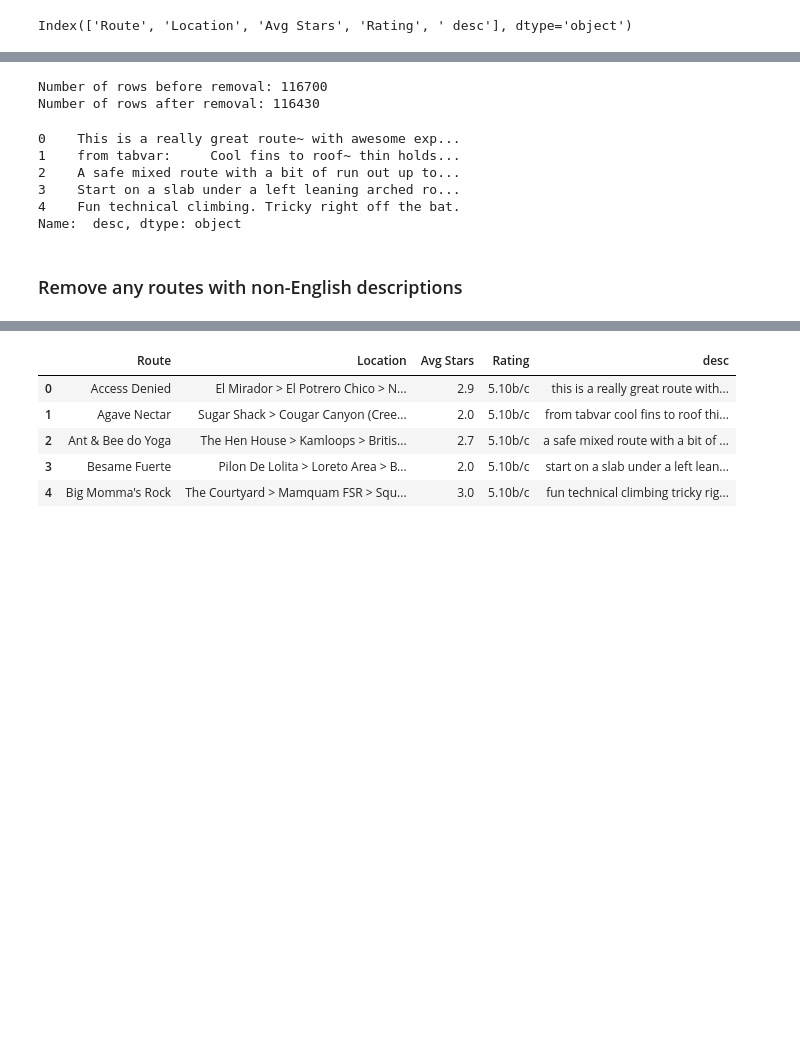
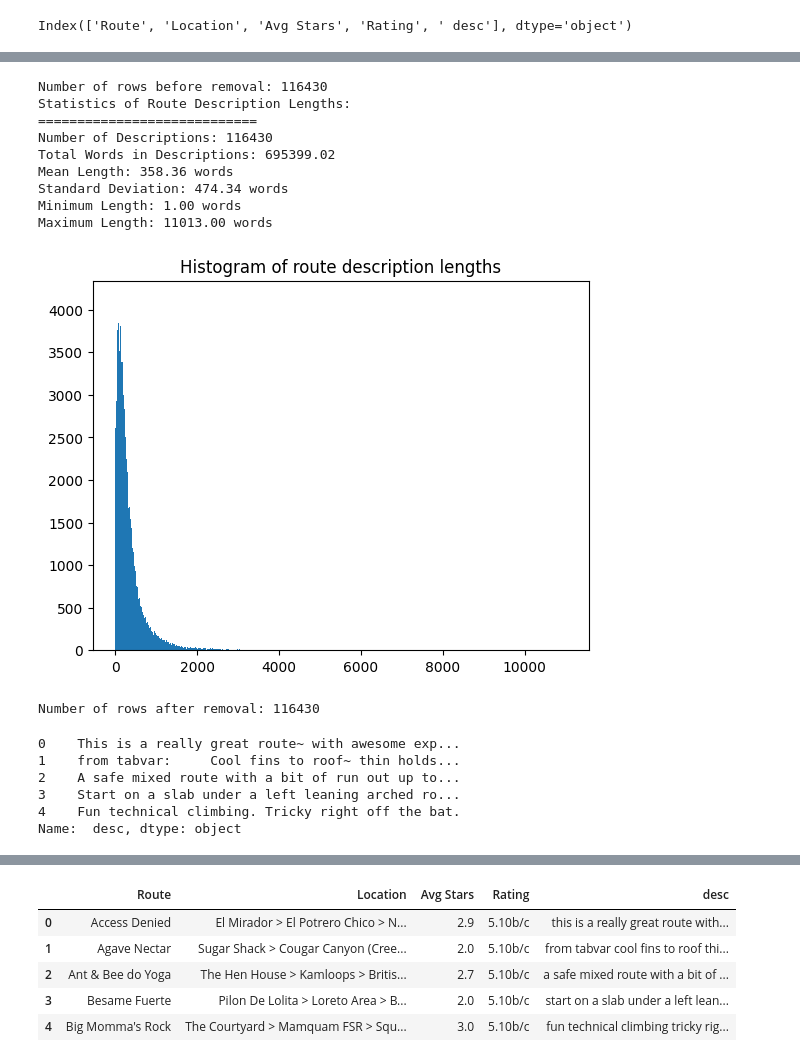
Before and after one commit to cfmcint/NLP_Climbing_Route_Analysis, a Jupyter notebook: analysis.ipynb, the cells around one changed output, grey strips where cells are left out. Saved outputs shown, nothing was run; the diff lists cells and outputs as text; code cells hidden in the pictures; blank space fills up the shorter version.

```diff
--- a/analysis.ipynb
+++ b/analysis.ipynb
@@ -51,14 +80,55 @@ Index(['Route', 'Location', 'Avg Stars', 'Rating', ' desc'], dtype='object')
+# %%
+import matplotlib.pyplot as plt
+
+# Print the number of rows before removal
+print("Number of rows before removal:", len(df))
+
+# remove rows with no description
+df = df[(df[' desc'].str.split().str.len() > 0)]
+
+# Iterate through each description in the 'desc' column and create a list of lengths
+description_lengths = [len(desc) for desc in df[' desc']]
+
+# Convert the list to a numpy array for easy calculations
+len_desc = np.array(description_lengths)
+
+num_clips = len(len_desc)
+total_length = sum(len_desc)
+mean_length = np.mean(len_desc)
+std_deviation = np.std(len_desc)
+min_length = np.min(len_desc)
+max_length = np.max(len_desc)
+
+print("Statistics of Route Description Lengths:")
+print("============================")
+print(f"Number of Descriptions: {num_clips}")
+print(f"Total Words in Descriptions: {(total_length / 60):.2f}")
+print(f"Mean Length: {mean_length:.2f} words")
+print(f"Standard Deviation: {std_deviation:.2f} words")
+print(f"Minimum Length: {min_length:.2f} words")
+print(f"Maximum Length: {max_length:.2f} words")
+
+_ = plt.hist(len_desc, bins='auto')  # arguments are passed to np.histogram
+plt.title("Histogram of route description lengths")
+plt.show()
+# %% [output]
+Number of rows before removal: 116430
+Statistics of Route Description Lengths:
+============================
+Number of Descriptions: 116430
+Total Words in Descriptions: 695399.02
+Mean Length: 358.36 words
+Standard Deviation: 474.34 words
+Minimum Length: 1.00 words
+Maximum Length: 11013.00 words
+[figure, added]
 # %%
-# Print the number of rows before removal
-print("Number of rows before removal:", len(df))
-
-# Remove rows with descriptions containing 0 words or more than 2000 words
-df = df[(df[' desc'].str.split().str.len() > 0) & (df[' desc'].str.split().str.len() <= 2000)]
+# Remove rows with descriptions containing more than 2000 words
+df = df[(df[' desc'].str.split().str.len() <= 2000)]
 
 # Print the number of rows after removal
 print("Number of rows after removal:", len(df))
 # %% [output]
-Number of rows before removal: 116700
 Number of rows after removal: 116430
 # %%
 df[' desc'].head()
@@ -69,5 +139,3 @@ df[' desc'].head()
 3    Start on a slab under a left leaning arched ro...
 4    Fun technical climbing. Tricky right off the bat.
 Name:  desc, dtype: object
-# %% [markdown]
-### Remove any routes with non-English descriptions
```
Also changed, not shown: parts of 31 cells of this notebook, 3 other files.
